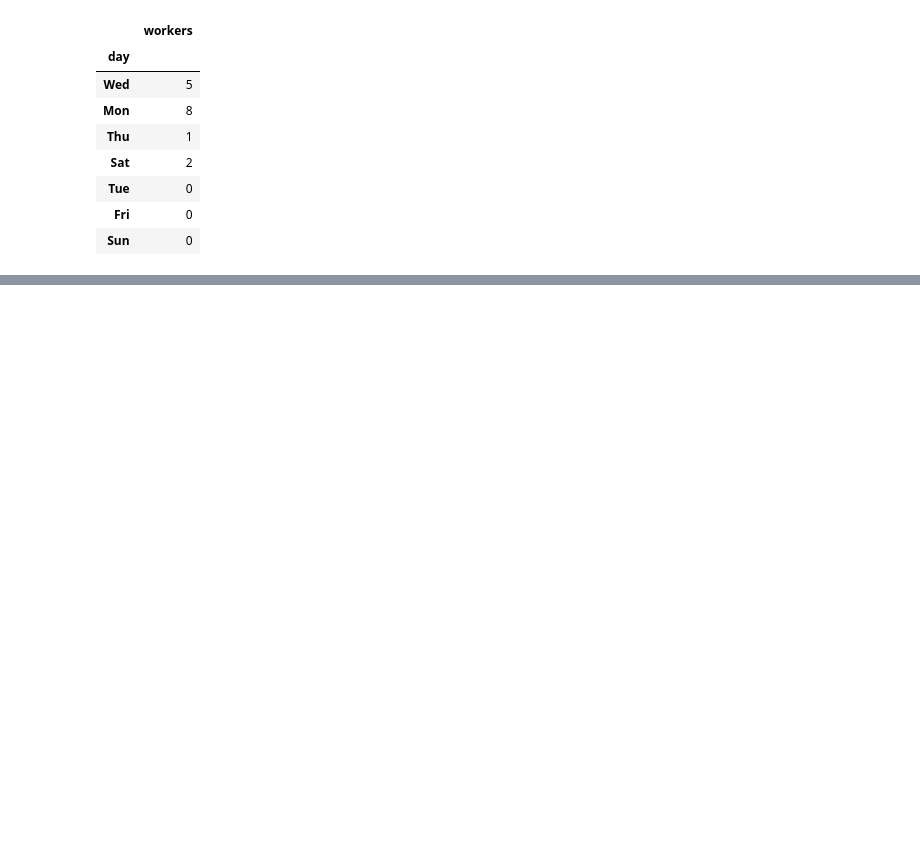
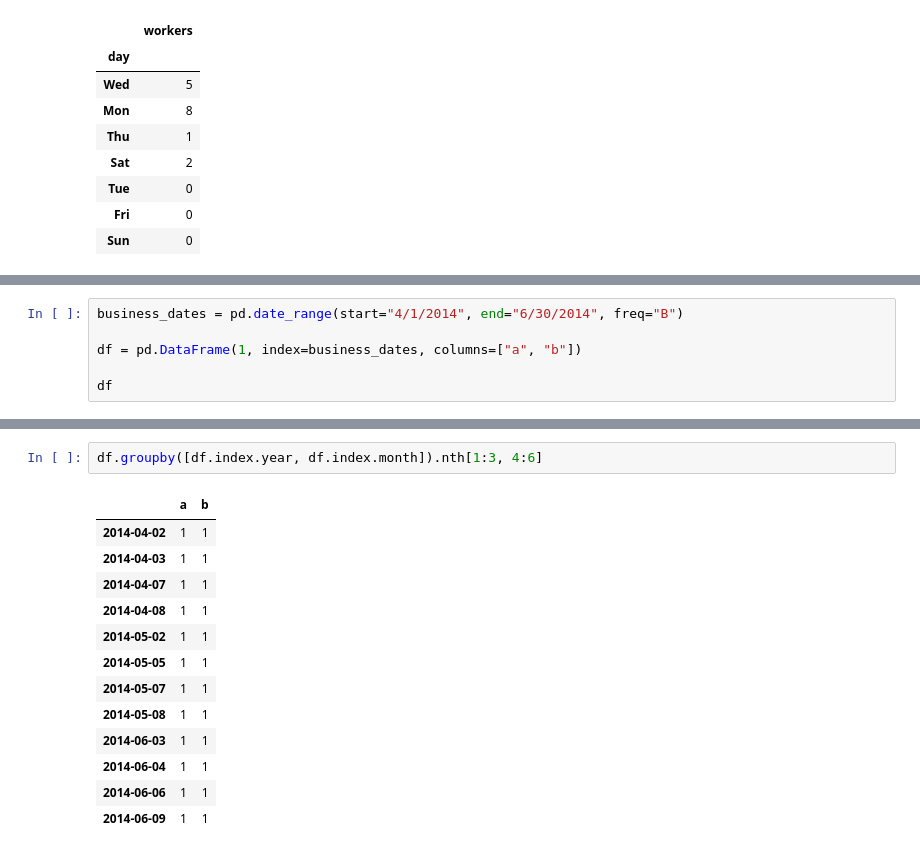
Before and after one commit to ilyak93/self-studying, a Jupyter notebook: DataEngineering/pandas/pandas_groupby.ipynb, the cells around one changed output, grey strips where cells are left out. Cells and saved outputs as stored; diff of their text form; blank space fills up the shorter version.

```diff
--- a/DataEngineering/pandas/pandas_groupby.ipynb
+++ b/DataEngineering/pandas/pandas_groupby.ipynb
@@ -2072,0 +2217,6 @@ df.groupby([pd.Grouper(freq="6ME", key="Date"), "Buyer"])[["Quantity"]].sum()
+# %%
+business_dates = pd.date_range(start="4/1/2014", end="6/30/2014", freq="B")
+
+df = pd.DataFrame(1, index=business_dates, columns=["a", "b"])
+
+df
@@ -2072,0 +2281,16 @@ df.groupby([pd.Grouper(freq="6ME", key="Date"), "Buyer"])[["Quantity"]].sum()
+# %%
+df.groupby([df.index.year, df.index.month]).nth[1:3, 4:6]
+# %% [output]
+|  | a | b |
+| 2014-04-02 | 1 | 1 |
+| 2014-04-03 | 1 | 1 |
+| 2014-04-07 | 1 | 1 |
+| 2014-04-08 | 1 | 1 |
+| 2014-05-02 | 1 | 1 |
+| 2014-05-05 | 1 | 1 |
+| 2014-05-07 | 1 | 1 |
+| 2014-05-08 | 1 | 1 |
+| 2014-06-03 | 1 | 1 |
+| 2014-06-04 | 1 | 1 |
+| 2014-06-06 | 1 | 1 |
+| 2014-06-09 | 1 | 1 |
```
Also changed, not shown: parts of 32 cells of this notebook.
